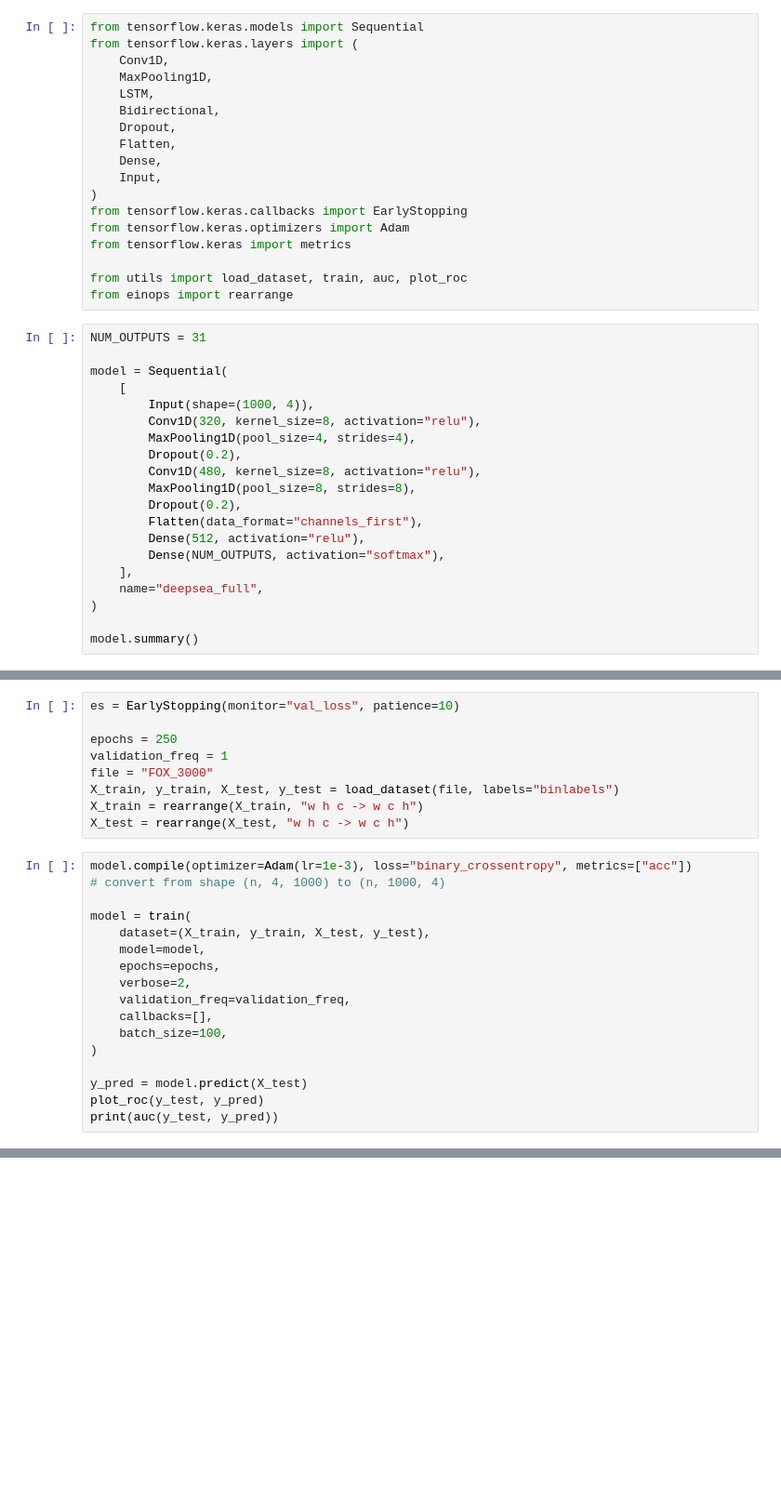
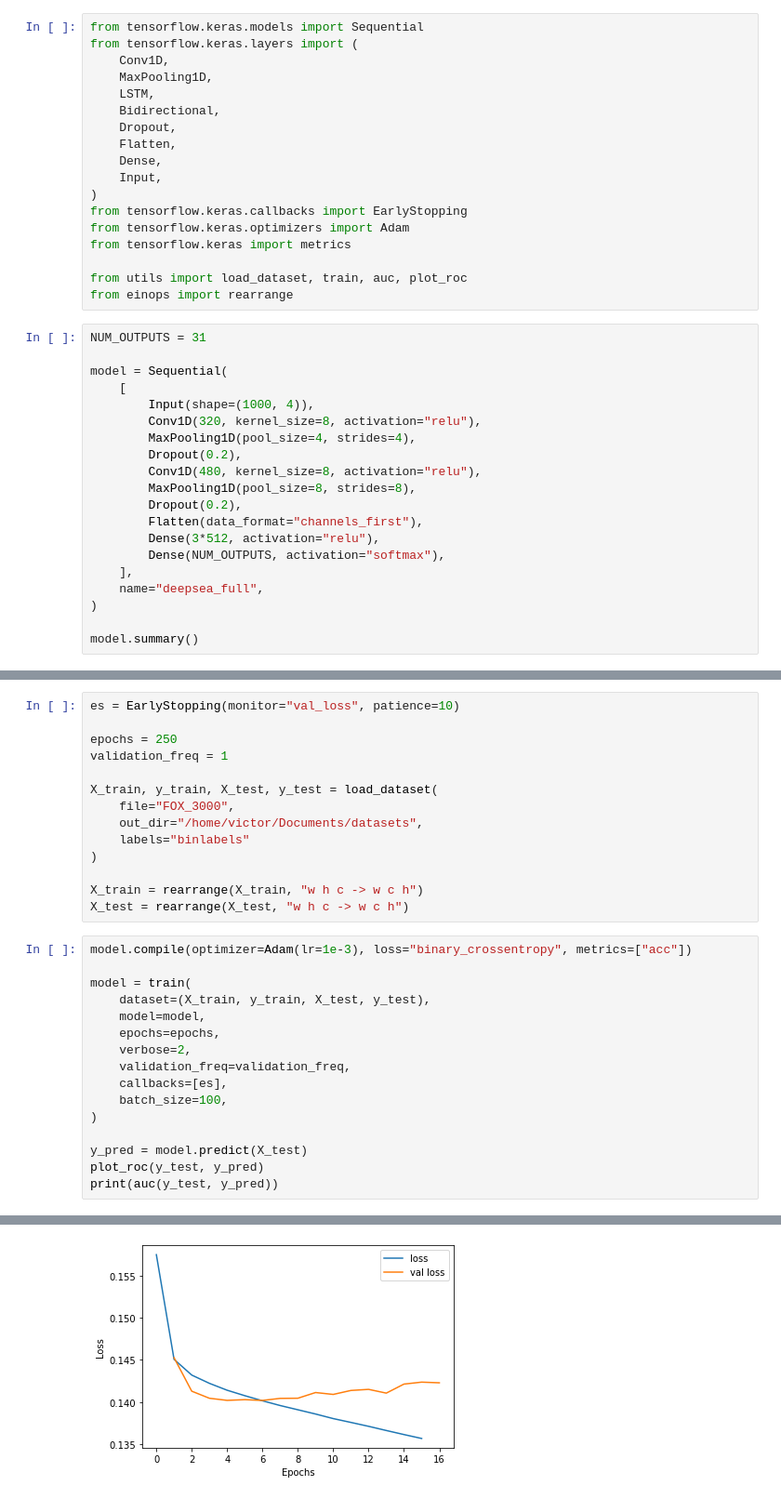
Before and after one commit to ManiacMaxo/Thesis, a Jupyter notebook: src/DeepSea.ipynb, the cells around one changed output, grey strips where cells are left out. Shown at 93% size. Drawn from its saved outputs; the diff is of its cells as text; blank space fills up the shorter version.

```diff
--- a/src/DeepSea.ipynb
+++ b/src/DeepSea.ipynb
@@ -29,7 +29,7 @@ model = Sequential(
         MaxPooling1D(pool_size=8, strides=8),
         Dropout(0.2),
         Flatten(data_format="channels_first"),
-        Dense(512, activation="relu"),
+        Dense(3*512, activation="relu"),
         Dense(NUM_OUTPUTS, activation="softmax"),
     ],
     name="deepsea_full",
@@ -41,13 +59,17 @@ es = EarlyStopping(monitor="val_loss", patience=10)
 
 epochs = 250
 validation_freq = 1
-file = "FOX_3000"
-X_train, y_train, X_test, y_test = load_dataset(file, labels="binlabels")
+
+X_train, y_train, X_test, y_test = load_dataset(
+    file="FOX_3000",
+    out_dir="/home/victor/Documents/datasets",
+    labels="binlabels"
+)
+
 X_train = rearrange(X_train, "w h c -> w c h")
 X_test = rearrange(X_test, "w h c -> w c h")
 # %%
 model.compile(optimizer=Adam(lr=1e-3), loss="binary_crossentropy", metrics=["acc"])
-# convert from shape (n, 4, 1000) to (n, 1000, 4)
 
 model = train(
     dataset=(X_train, y_train, X_test, y_test),
@@ -55,10 +77,11 @@ model = train(
     epochs=epochs,
     verbose=2,
     validation_freq=validation_freq,
-    callbacks=[],
+    callbacks=[es],
     batch_size=100,
 )
 
 y_pred = model.predict(X_test)
 plot_roc(y_test, y_pred)
 print(auc(y_test, y_pred))
+# %% [output]
@@ -64,0 +105 @@ print(auc(y_test, y_pred))
+[figure, added]
```
Also changed, not shown: parts of 4 cells of this notebook, 1 other file.
